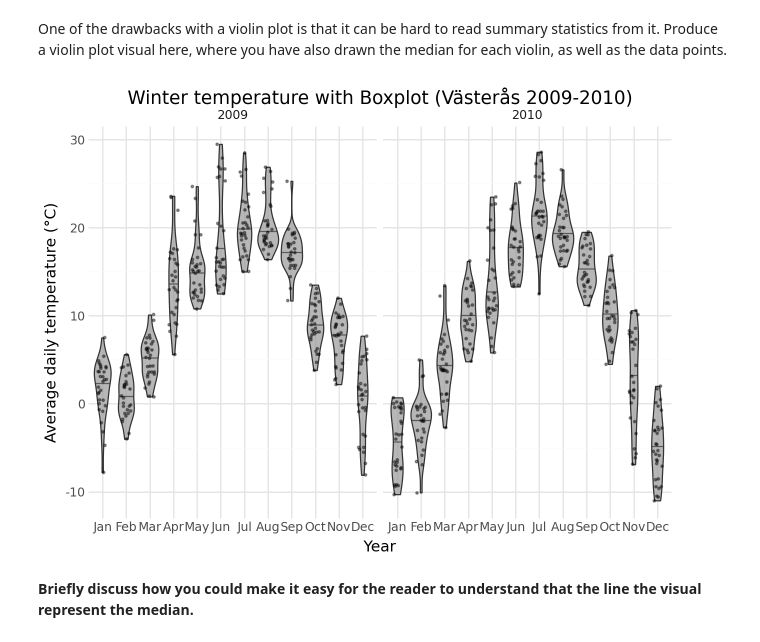
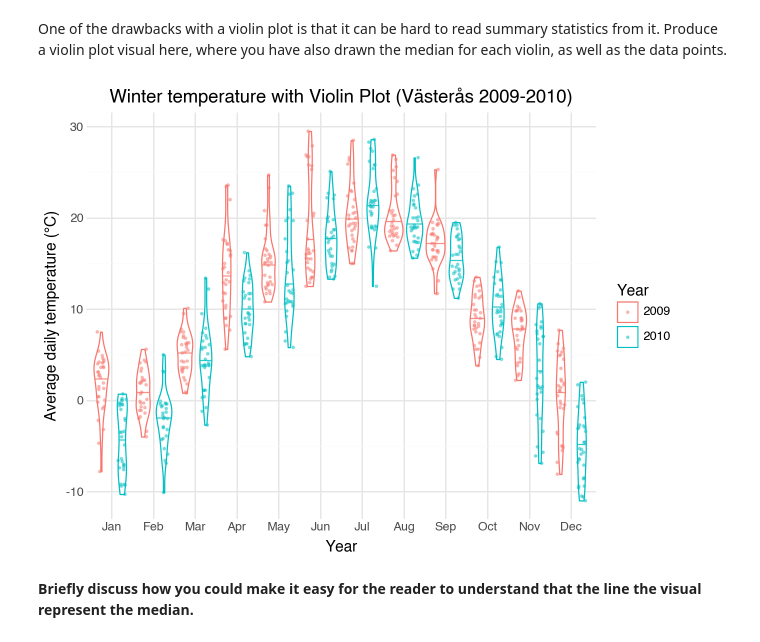
Before and after one commit to Salabud/MVE080-grp10, a Jupyter notebook: Homework1_2025.ipynb, the cells around one changed output. Drawn from its saved outputs; the diff is of its cells as text; code cells hidden in the pictures.

Commit message:
re-redid graphs up until 3.3

```diff
--- a/Homework1_2025.ipynb
+++ b/Homework1_2025.ipynb
@@ -281,16 +278,15 @@ One of the drawbacks with a violin plot is that it can be hard to read summary s
 # %%
 # Insert code here using violin plot with dots and median line
 (
-ggplot(tidy_weather, aes(x="factor(month)", y="Temperature"))
-+ geom_violin(fill = cbPalette[7], alpha=0.7, draw_quantiles=0.5)
-+ geom_jitter(size=0.5, width=0.2, alpha=0.4)
-+ facet_wrap("~Year")
-+ labs(y = "Average daily temperature (°C)", x = "Year", title="Winter temperature with Boxplot (Västerås 2009-2010)")
+ggplot(tidy_weather, aes(x="month", y="Temperature", color="Year"))
++ geom_violin(position=position_dodge(width=1), alpha=1, draw_quantiles=0.5)
++ geom_jitter(position = position_jitterdodge(jitter_width = 0.2, dodge_width = 1), size = 0.5, alpha = 0.4)
++ labs(y = "Average daily temperature (°C)", x = "Year", title="Winter temperature with Violin Plot (Västerås 2009-2010)")
 + theme_minimal()
 )
 # Remember to print the visual
 # %% [output]
-[figure, old version]
+[figure, new version]
 # %% [markdown]
 **Briefly discuss how you could make it easy for the reader to understand that the line the visual represent the median.**
 # %% [markdown]
```
Also changed, not shown: parts of 3 cells of this notebook.
